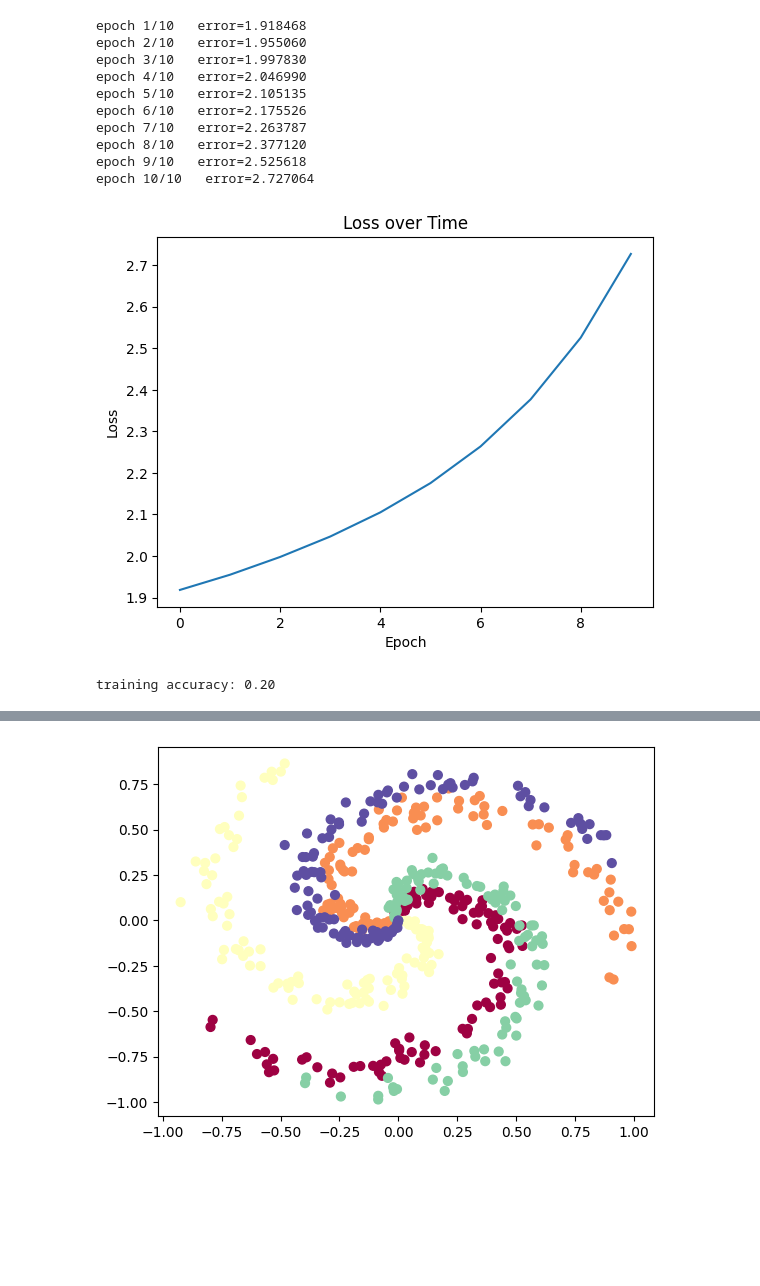
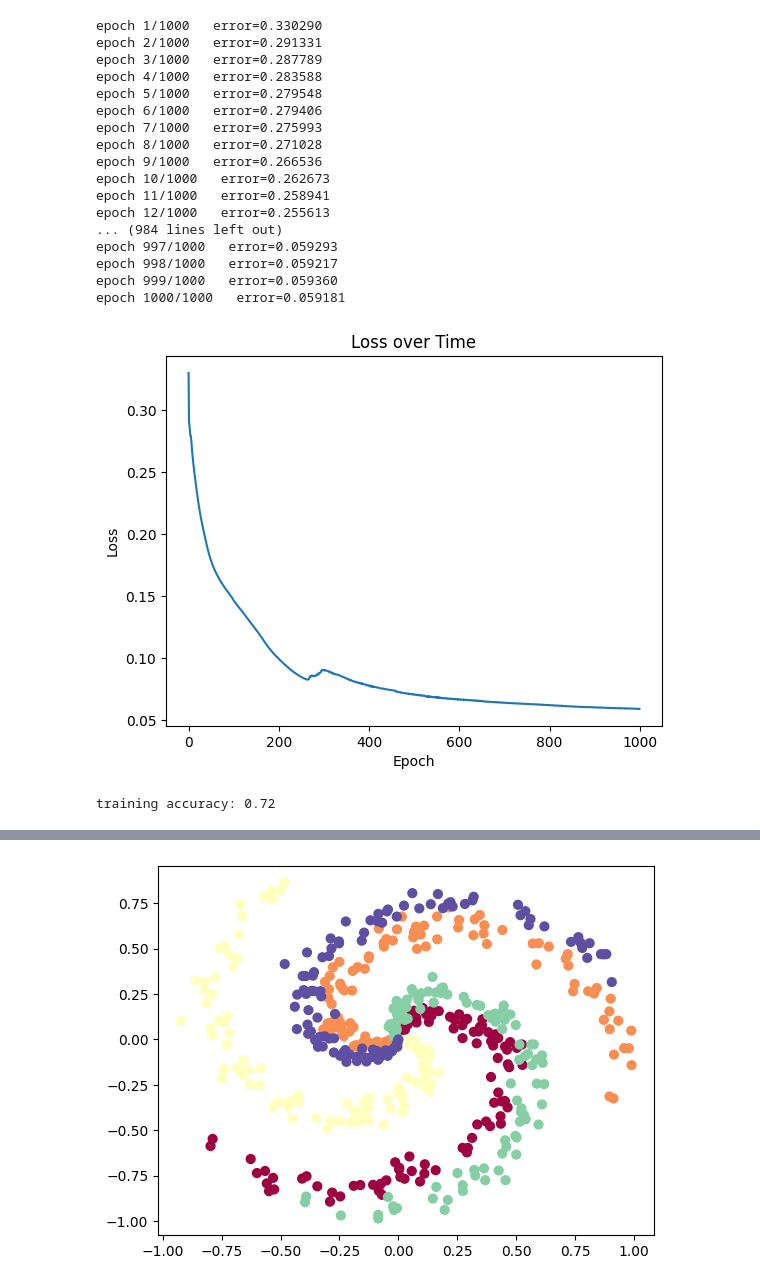
Before and after one commit to JSPiafsky/Neural-Network, a Jupyter notebook: NeuralNetwork/SpiralTest.ipynb, the cells around one changed output, grey strips where cells are left out. Saved outputs shown, nothing was run; the diff lists cells and outputs as text; code cells hidden in the pictures; blank space fills up the shorter version.

```diff
--- a/NeuralNetwork/SpiralTest.ipynb
+++ b/NeuralNetwork/SpiralTest.ipynb
@@ -45,51 +45,58 @@ X = X.reshape(N * K, 1, 2)
 y = y.reshape(N * K, 1, 1)
 
 if __name__ == "__main__":
-    epochs = 10
-    lr = 1e-3
+    epochs = 1000
+    lr = 1e-2
 
-    loss_function = CrossEntropy()
+    loss_function = BinaryCrossEntropy()
     model = SpiralNeural()
 
     samples = len(X)
 
     toPlot = [[i for i in range(epochs)], []]
 
     for i in range(epochs):
         error = 0
         for sample in range(samples):
             output = model.forwardProp(X[sample].T)
             #print(f'NN output: {output}, expected value: {one_hot_encode(y[sample], size = 3).T}')
             #print(f'sample: {X[sample].T}')
 
             error += loss_function(output, one_hot_encode(y[sample], size = K).T)
 
             #print(f'Loss: {error}')
 
             loss = loss_function.backward()
             #print(f'Gradiant: {loss}')
             model.backProp(loss, lr)
         error /= samples
         toPlot[1].append(error)
         print('epoch %d/%d   error=%f' % (i+1, epochs, error))
 
 plt.plot(*toPlot)
 plt.title('Loss over Time')
 plt.xlabel('Epoch')
 plt.ylabel('Loss')
 plt.show()
 # %% [output]
-epoch 1/10   error=1.918468
-epoch 2/10   error=1.955060
-epoch 3/10   error=1.997830
-epoch 4/10   error=2.046990
-epoch 5/10   error=2.105135
-epoch 6/10   error=2.175526
-epoch 7/10   error=2.263787
-epoch 8/10   error=2.377120
-epoch 9/10   error=2.525618
-epoch 10/10   error=2.727064
+epoch 1/1000   error=0.330290
+epoch 2/1000   error=0.291331
+epoch 3/1000   error=0.287789
+epoch 4/1000   error=0.283588
+epoch 5/1000   error=0.279548
+epoch 6/1000   error=0.279406
+epoch 7/1000   error=0.275993
+epoch 8/1000   error=0.271028
+epoch 9/1000   error=0.266536
+epoch 10/1000   error=0.262673
+epoch 11/1000   error=0.258941
+epoch 12/1000   error=0.255613
+... (984 lines left out)
+epoch 997/1000   error=0.059293
+epoch 998/1000   error=0.059217
+epoch 999/1000   error=0.059360
+epoch 1000/1000   error=0.059181
-[figure, old version]
+[figure, new version]
 # %%
 X = X.reshape(N * K, 1, 2)
 
@@ -100,7 +107,7 @@ predicted_class = np.argmax(scores, axis=1)
 y = y.reshape(N * K, 1)
 print('training accuracy: %.2f' % (np.mean(predicted_class == y)))
 # %% [output]
-training accuracy: 0.20
+training accuracy: 0.72
 # %%
 X = X.reshape(N * K, 2)
 y = y.reshape(N * K, 1)
```
Also changed, not shown: parts of 3 cells of this notebook.
